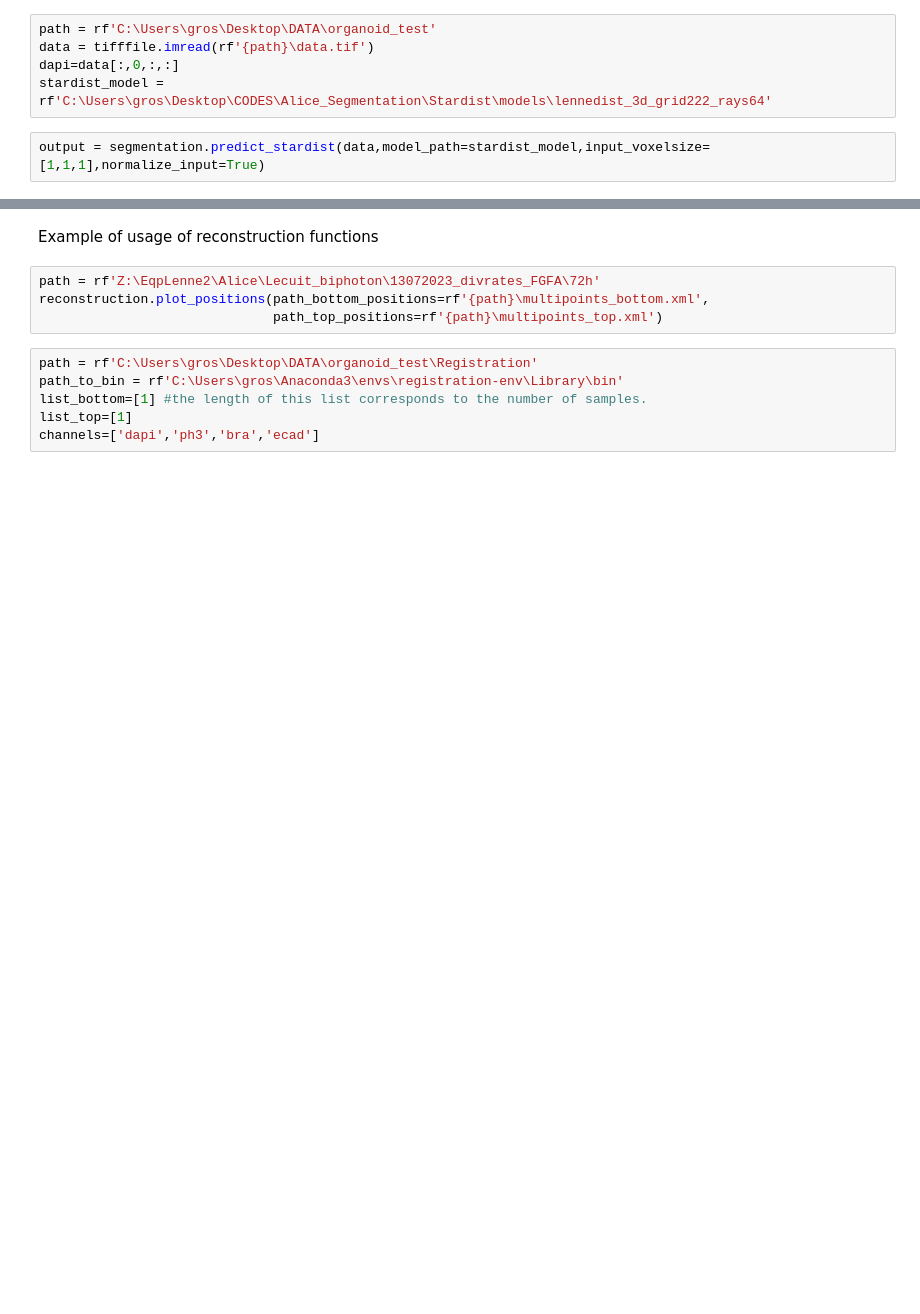
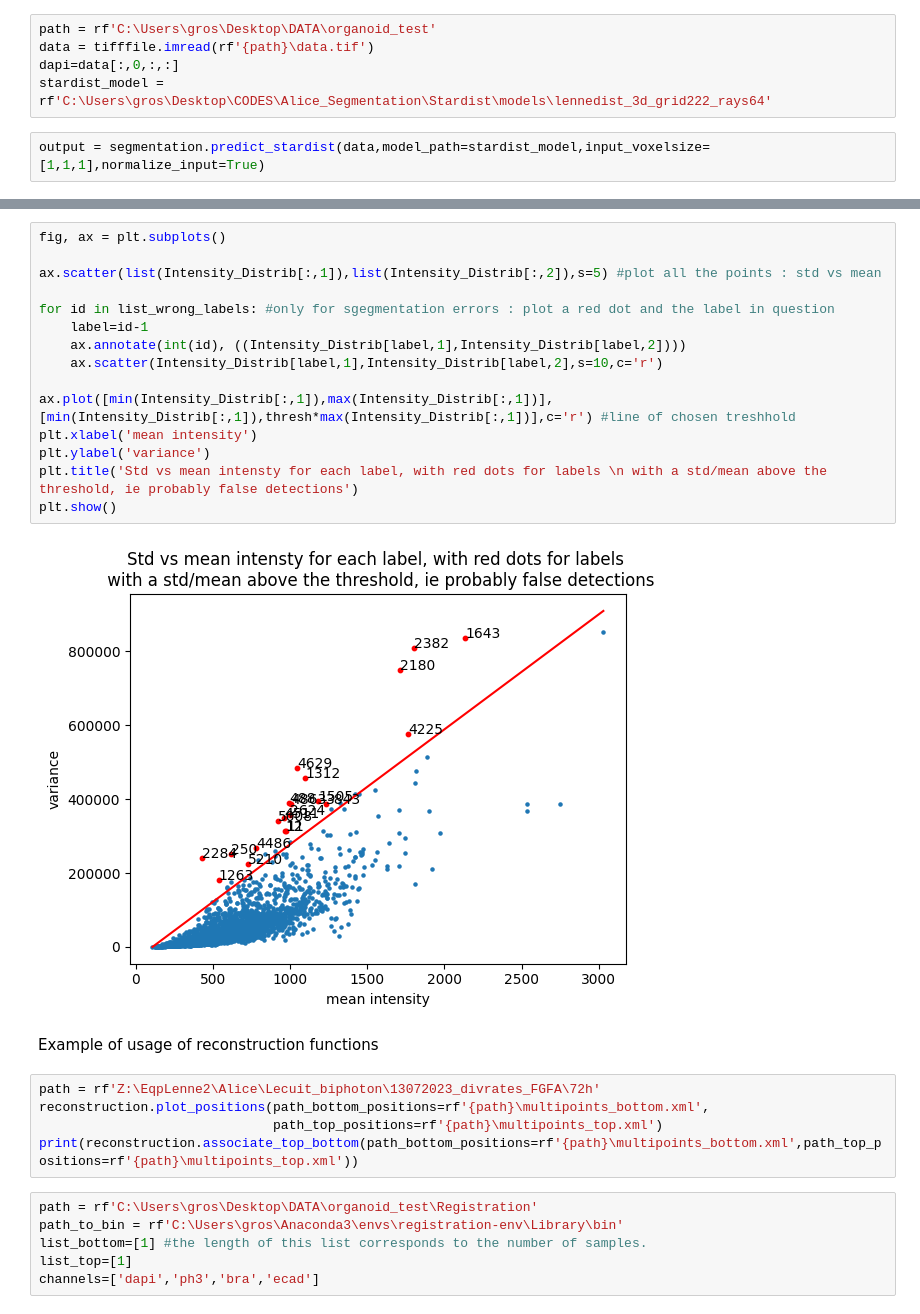
Before and after one commit to GuignardLab/tapenade, a Jupyter notebook: notebooks/organoid_notebook.ipynb, the cells around one changed output, grey strips where cells are left out. Drawn from its saved outputs; the diff is of its cells as text; blank space fills up the shorter version.

```diff
--- a/notebooks/organoid_notebook.ipynb
+++ b/notebooks/organoid_notebook.ipynb
@@ -18,9 +50,27 @@ output = segmentation.predict_stardist(data,model_path=stardist_model,input_voxe
+# %%
+fig, ax = plt.subplots()
+
+ax.scatter(list(Intensity_Distrib[:,1]),list(Intensity_Distrib[:,2]),s=5) #plot all the points : std vs mean
+
+for id in list_wrong_labels: #only for sgegmentation errors : plot a red dot and the label in question
+    label=id-1
+    ax.annotate(int(id), ((Intensity_Distrib[label,1],Intensity_Distrib[label,2])))
+    ax.scatter(Intensity_Distrib[label,1],Intensity_Distrib[label,2],s=10,c='r')
+
+ax.plot([min(Intensity_Distrib[:,1]),max(Intensity_Distrib[:,1])],[min(Intensity_Distrib[:,1]),thresh*max(Intensity_Distrib[:,1])],c='r') #line of chosen treshhold
+plt.xlabel('mean intensity')
+plt.ylabel('variance')
+plt.title('Std vs mean intensty for each label, with red dots for labels \n with a std/mean above the threshold, ie probably false detections')
+plt.show()
+# %% [output]
+[figure, added]
 # %% [markdown]
 Example of usage of reconstruction functions
 # %%
 path = rf'Z:\EqpLenne2\Alice\Lecuit_biphoton\13072023_divrates_FGFA\72h'
 reconstruction.plot_positions(path_bottom_positions=rf'{path}\multipoints_bottom.xml',
                               path_top_positions=rf'{path}\multipoints_top.xml')
+print(reconstruction.associate_top_bottom(path_bottom_positions=rf'{path}\multipoints_bottom.xml',path_top_positions=rf'{path}\multipoints_top.xml'))
 # %%
 path = rf'C:\Users\gros\Desktop\DATA\organoid_test\Registration'
 path_to_bin = rf'C:\Users\gros\Anaconda3\envs\registration-env\Library\bin'
```
Also changed, not shown: parts of 5 cells of this notebook, 3 other files.
